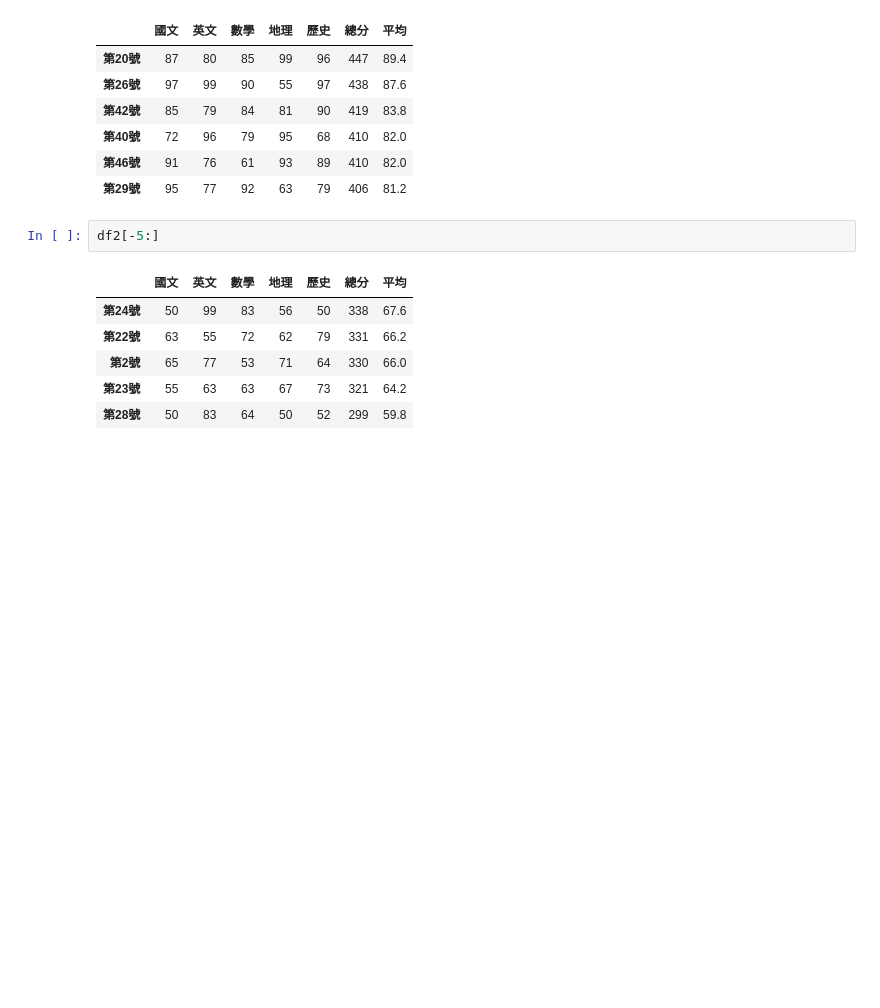
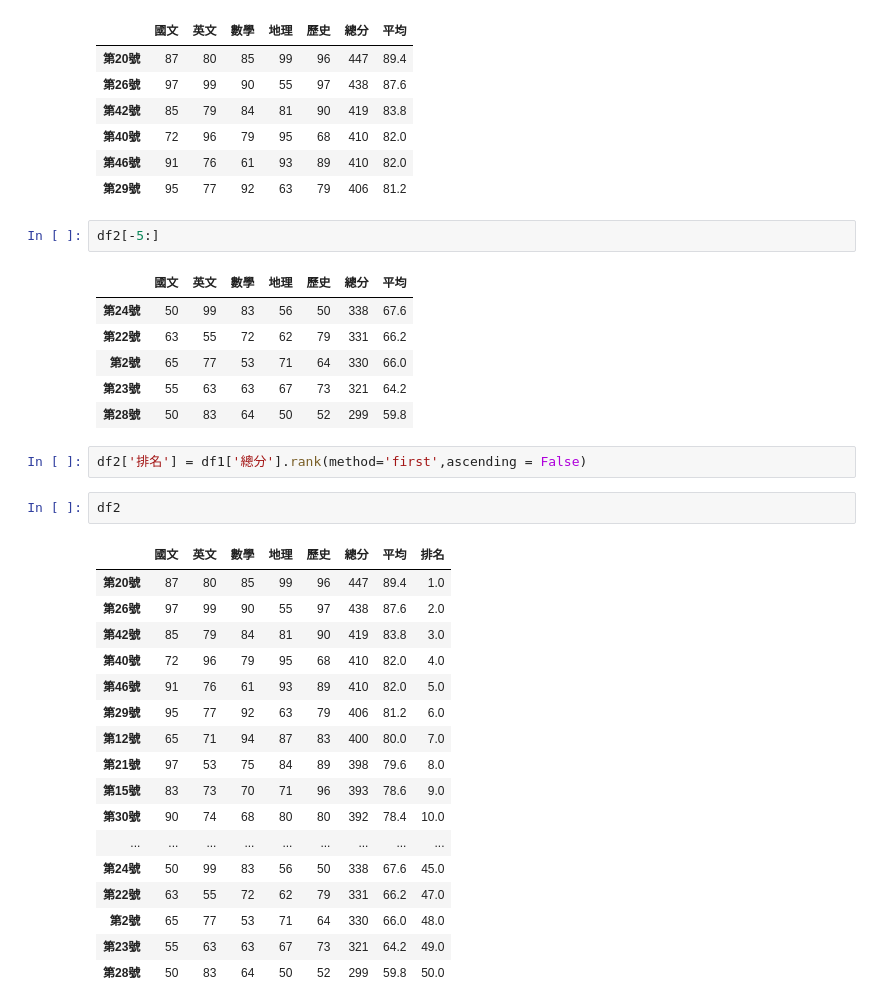
Before and after one commit to oldpipi1/_test_, a Jupyter notebook: lesson4.ipynb, the cells around one changed output. Saved outputs shown, nothing was run; the diff lists cells and outputs as text; blank space fills up the shorter version.

```diff
--- a/lesson4.ipynb
+++ b/lesson4.ipynb
@@ -206,3 +206,25 @@ df2[-5:]
 | 第2號 | 65 | 77 | 53 | 71 | 64 | 330 | 66.0 |
 | 第23號 | 55 | 63 | 63 | 67 | 73 | 321 | 64.2 |
 | 第28號 | 50 | 83 | 64 | 50 | 52 | 299 | 59.8 |
+# %%
+df2['排名'] = df1['總分'].rank(method='first',ascending = False)
+# %%
+df2
+# %% [output]
+|  | 國文 | 英文 | 數學 | 地理 | 歷史 | 總分 | 平均 | 排名 |
+| 第20號 | 87 | 80 | 85 | 99 | 96 | 447 | 89.4 | 1.0 |
+| 第26號 | 97 | 99 | 90 | 55 | 97 | 438 | 87.6 | 2.0 |
+| 第42號 | 85 | 79 | 84 | 81 | 90 | 419 | 83.8 | 3.0 |
+| 第40號 | 72 | 96 | 79 | 95 | 68 | 410 | 82.0 | 4.0 |
+| 第46號 | 91 | 76 | 61 | 93 | 89 | 410 | 82.0 | 5.0 |
+| 第29號 | 95 | 77 | 92 | 63 | 79 | 406 | 81.2 | 6.0 |
+| 第12號 | 65 | 71 | 94 | 87 | 83 | 400 | 80.0 | 7.0 |
+| 第21號 | 97 | 53 | 75 | 84 | 89 | 398 | 79.6 | 8.0 |
+| 第15號 | 83 | 73 | 70 | 71 | 96 | 393 | 78.6 | 9.0 |
+| 第30號 | 90 | 74 | 68 | 80 | 80 | 392 | 78.4 | 10.0 |
+| ... | ... | ... | ... | ... | ... | ... | ... | ... |
+| 第24號 | 50 | 99 | 83 | 56 | 50 | 338 | 67.6 | 45.0 |
+| 第22號 | 63 | 55 | 72 | 62 | 79 | 331 | 66.2 | 47.0 |
+| 第2號 | 65 | 77 | 53 | 71 | 64 | 330 | 66.0 | 48.0 |
+| 第23號 | 55 | 63 | 63 | 67 | 73 | 321 | 64.2 | 49.0 |
+| 第28號 | 50 | 83 | 64 | 50 | 52 | 299 | 59.8 | 50.0 |
```
